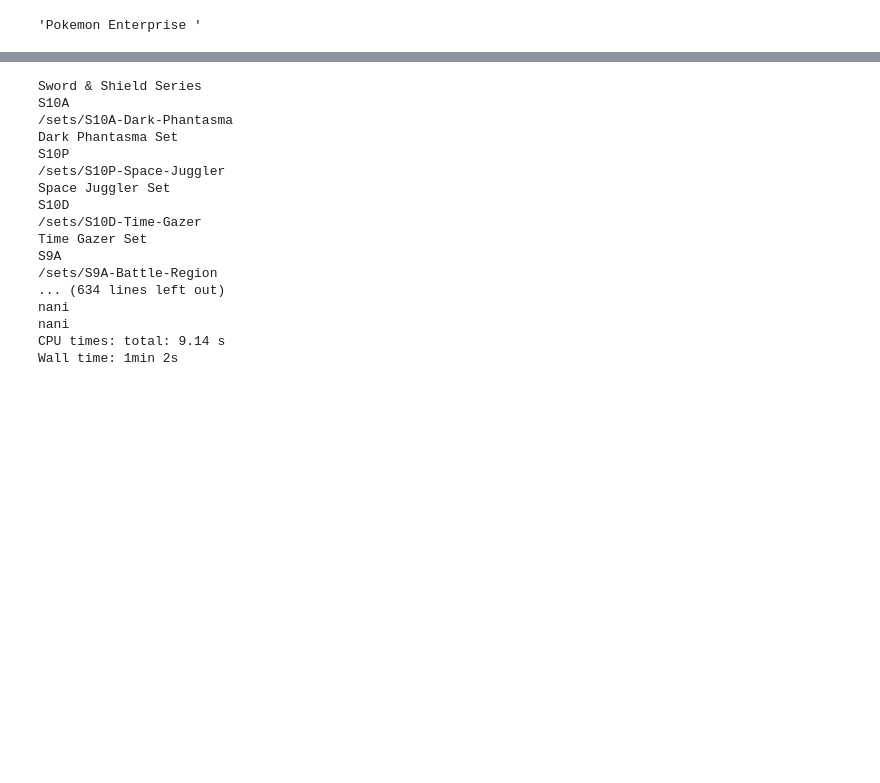
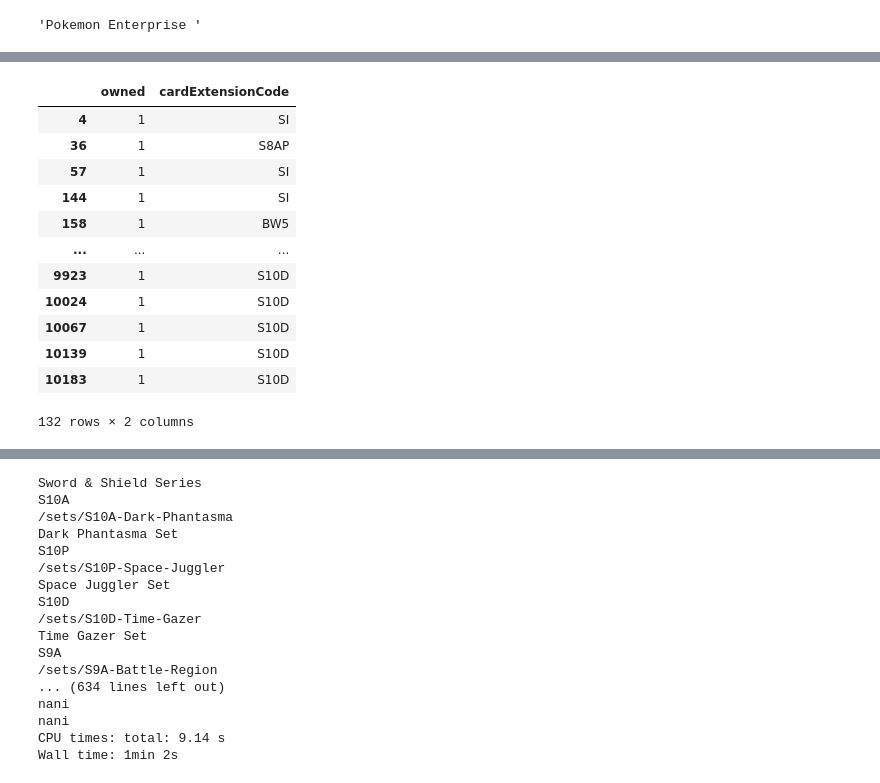
Before and after one commit to maxpr/pokemon-tcg-tracker, a Jupyter notebook: notebooks/pokemon-api.ipynb, the cells around one changed output, grey strips where cells are left out. Drawn from its saved outputs; the diff is of its cells as text; code cells hidden in the pictures; blank space fills up the shorter version.

```diff
--- a/notebooks/pokemon-api.ipynb
+++ b/notebooks/pokemon-api.ipynb
@@ -349,0 +358,18 @@ for index, card in enumerate(all_cards):
+# %%
+df = db.query_dataframe("SELECT owned,cardExtensionCode FROM pokemon.cardList as cl LEFT JOIN pokemon.collection as co ON cl.cardName=co.cardName AND cl.cardNumber=co.cardNumber  ORDER BY cardNumber ASCENDING")
+# %%
+df[df['owned']==1]
+# %% [output]
+|  | owned | cardExtensionCode |
+| 4 | 1 | SI |
+| 36 | 1 | S8AP |
+| 57 | 1 | SI |
+| 144 | 1 | SI |
+| 158 | 1 | BW5 |
+| ... | ... | ... |
+| 9923 | 1 | S10D |
+| 10024 | 1 | S10D |
+| 10067 | 1 | S10D |
+| 10139 | 1 | S10D |
+| 10183 | 1 | S10D |
+132 rows × 2 columns
```
Also changed, not shown: parts of 20 cells of this notebook, 10 other files.
